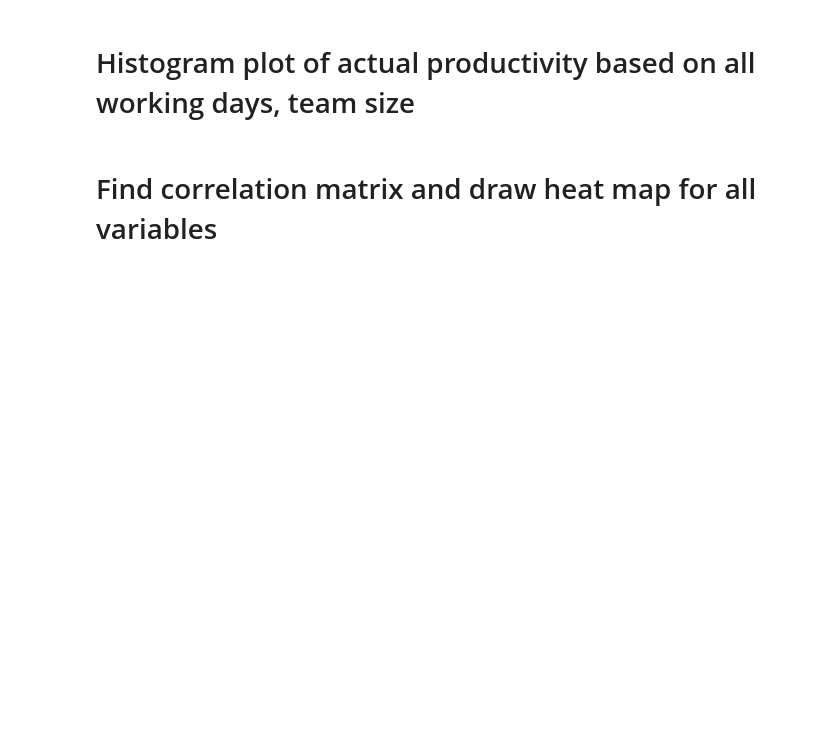
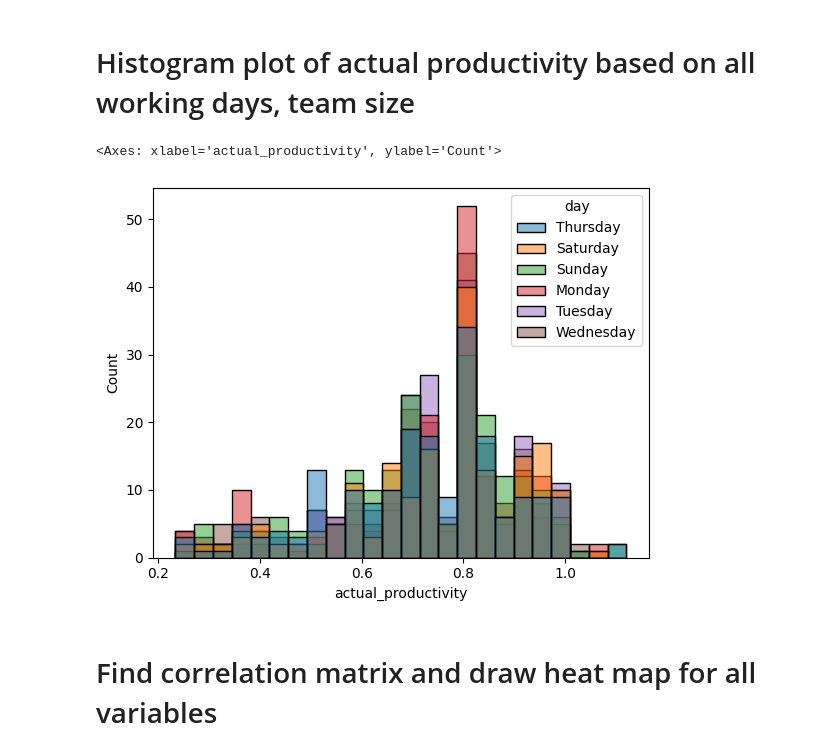
Before and after one commit to anuragsingh2207/dsba-jupyter-notebook, a Jupyter notebook: statstics/Assignment/Assignment_Garment_MBA.ipynb, the cells around one changed output. Saved outputs shown, nothing was run; the diff lists cells and outputs as text; code cells hidden in the pictures; blank space fills up the shorter version.

```diff
--- a/statstics/Assignment/Assignment_Garment_MBA.ipynb
+++ b/statstics/Assignment/Assignment_Garment_MBA.ipynb
@@ -67,2 +174,9 @@ from scipy.stats import f_oneway
 # %% [markdown]
 # Number count for each teams, smv across the year
+# %%
+df['date'] = pd.to_datetime(df['date'], errors='coerce')
+
+df['year']= df['date'].dt.year
+
+team_count=df.groupby(['year','team']).size()
+print("team Count across the year: \n", team_count)
@@ -69,4 +220,9 @@ from scipy.stats import f_oneway
 # %% [markdown]
  # Histogram plot of actual productivity based on all working days, team size
+# %%
+sns.histplot(data=df,x=df['actual_productivity'], hue=df['day'])
+# %% [output]
+<Axes: xlabel='actual_productivity', ylabel='Count'>
+[figure, added]
 # %% [markdown]
 # Find correlation matrix and draw heat map for all variables
```
Also changed, not shown: parts of 17 cells of this notebook, 6 other files.
